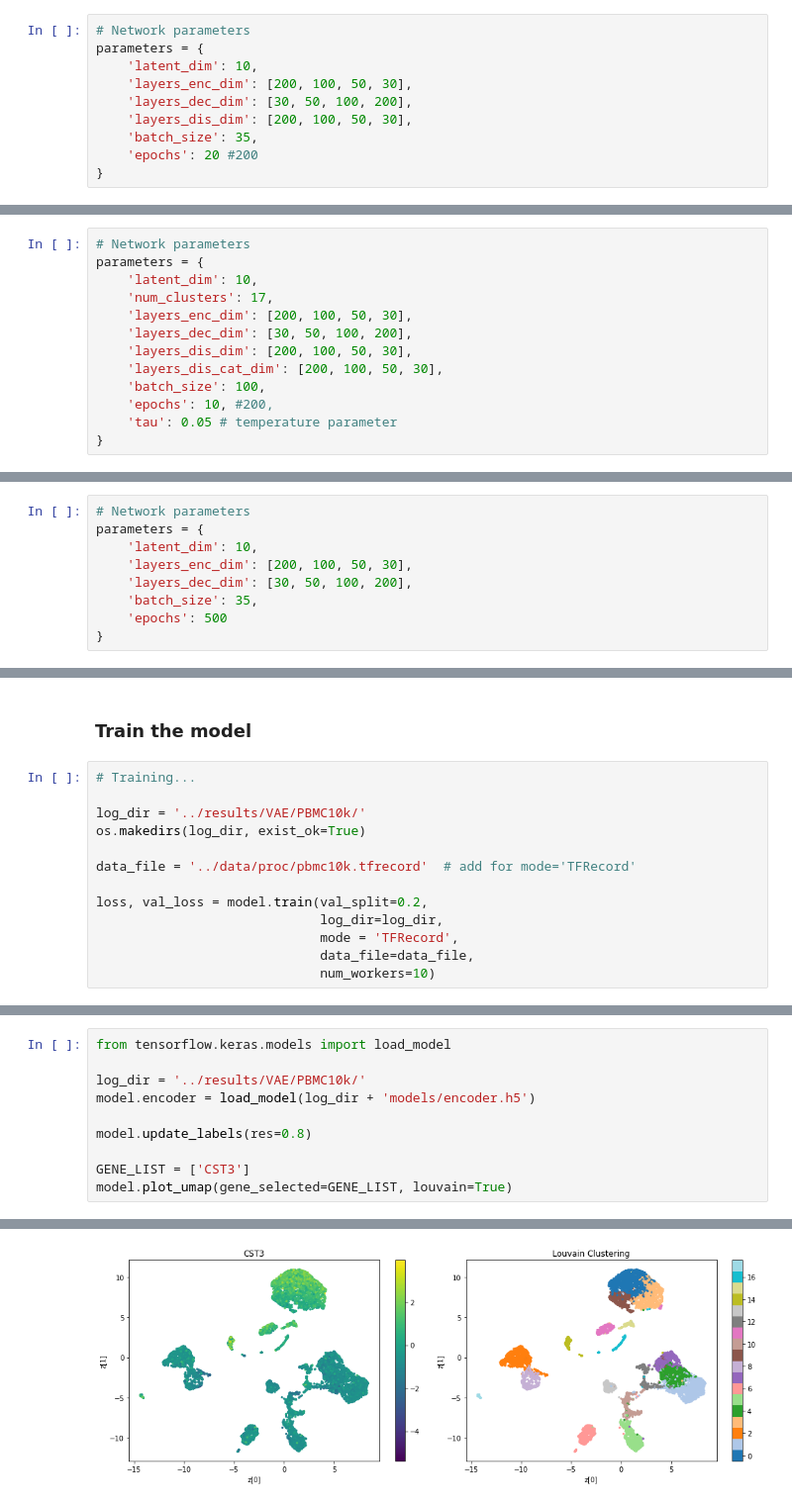
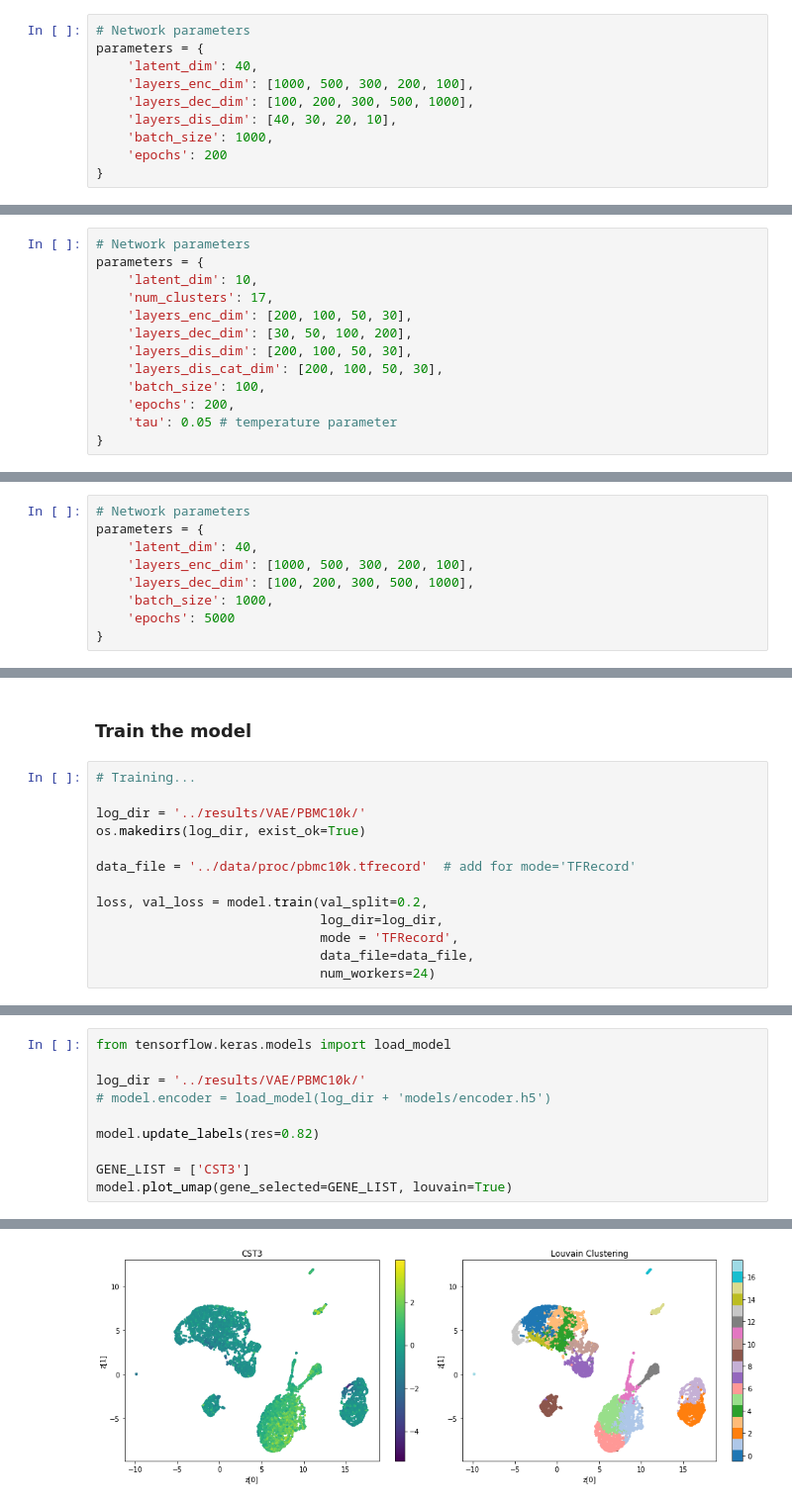
Before and after one commit to emolinaro/scRNAseq-AAE, a Jupyter notebook: notebooks/distributed_analysis.ipynb, the cells around one changed output, grey strips where cells are left out. Shown at 99% size. Drawn from its saved outputs; the diff is of its cells as text.

Commit message:
run example VAE model with large batch size

```diff
--- a/notebooks/distributed_analysis.ipynb
+++ b/notebooks/distributed_analysis.ipynb
@@ -49,12 +48,12 @@ deprecation._PRINT_DEPRECATION_WARNINGS = False
 # %%
 # Network parameters
 parameters = {
-    'latent_dim': 10,
-    'layers_enc_dim': [200, 100, 50, 30],
-    'layers_dec_dim': [30, 50, 100, 200],
-    'layers_dis_dim': [200, 100, 50, 30],
-    'batch_size': 35,
-    'epochs': 20 #200
+    'latent_dim': 40,
+    'layers_enc_dim': [1000, 500, 300, 200, 100],
+    'layers_dec_dim': [100, 200, 300, 500, 1000],
+    'layers_dis_dim': [40, 30, 20, 10],
+    'batch_size': 1000,
+    'epochs': 200
 }
 # %%
 model = AAE1(**parameters)
@@ -276,7 +286,7 @@ parameters = {
     'layers_dis_dim': [200, 100, 50, 30],
     'layers_dis_cat_dim': [200, 100, 50, 30],
     'batch_size': 100,
-    'epochs': 10, #200,
+    'epochs': 200,
     'tau': 0.05 # temperature parameter
 }
 # %%
@@ -497,11 +500,11 @@ print("AMI = {}".format(adjusted_mutual_info_score(labels_true, labels_pred)))
 # %%
 # Network parameters
 parameters = {
-    'latent_dim': 10,
-    'layers_enc_dim': [200, 100, 50, 30],
-    'layers_dec_dim': [30, 50, 100, 200],
-    'batch_size': 35,
-    'epochs': 500
+    'latent_dim': 40,
+    'layers_enc_dim': [1000, 500, 300, 200, 100],
+    'layers_dec_dim': [100, 200, 300, 500, 1000],
+    'batch_size': 1000,
+    'epochs': 5000
 }
 # %%
 model = VAE(**parameters)
@@ -646,6 +649,6 @@ loss, val_loss = model.train(val_split=0.2,
                              log_dir=log_dir,
                              mode = 'TFRecord',
                              data_file=data_file,
-                             num_workers=10)
+                             num_workers=24)
 # %% [output]
 Start model training...
@@ -702,9 +692,9 @@ The keyword argument 'parallel=True' was specified but no transformation for par
 from tensorflow.keras.models import load_model
 
 log_dir = '../results/VAE/PBMC10k/'
-model.encoder = load_model(log_dir + 'models/encoder.h5')
+# model.encoder = load_model(log_dir + 'models/encoder.h5')
 
-model.update_labels(res=0.8)
+model.update_labels(res=0.82)
 
 GENE_LIST = ['CST3']
 model.plot_umap(gene_selected=GENE_LIST, louvain=True)
@@ -733 +702 @@ File "../../../../../../../../work/sysops/molinaro/anaconda3/envs/scAAE/lib/pyth
-[figure, old version]
+[figure, new version]
```
Also changed, not shown: parts of 16 cells of this notebook.
